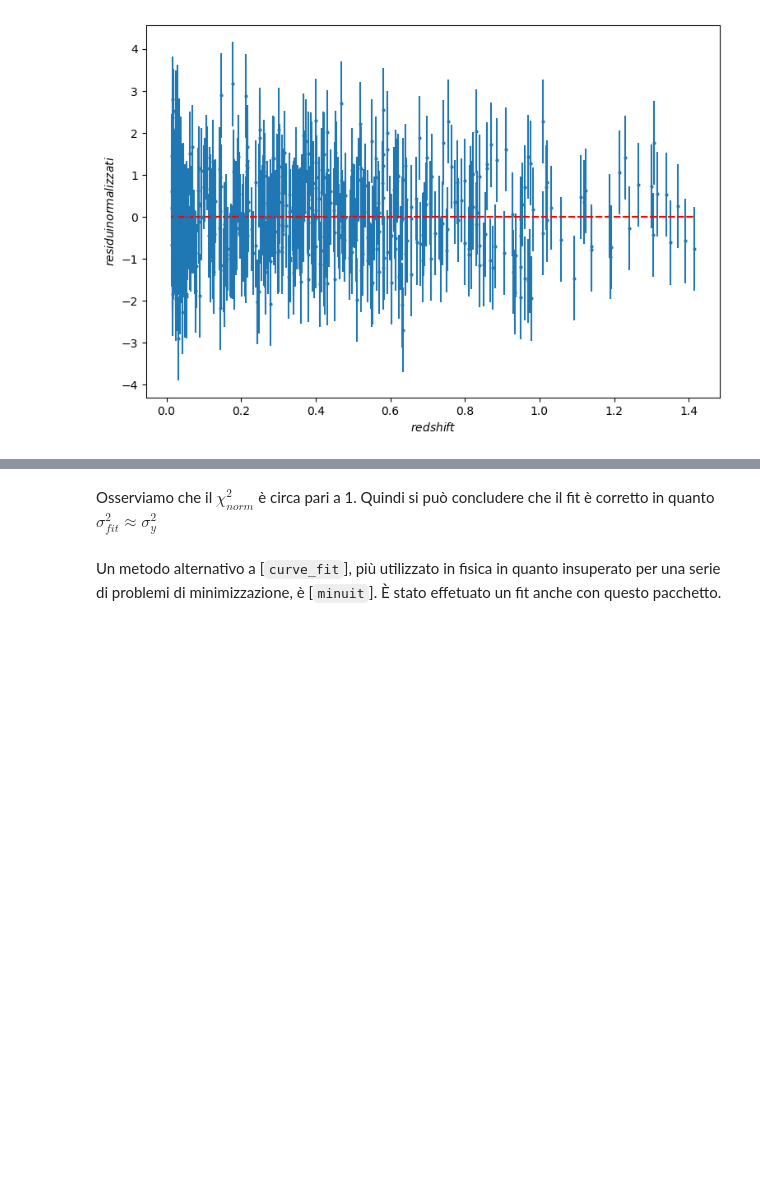
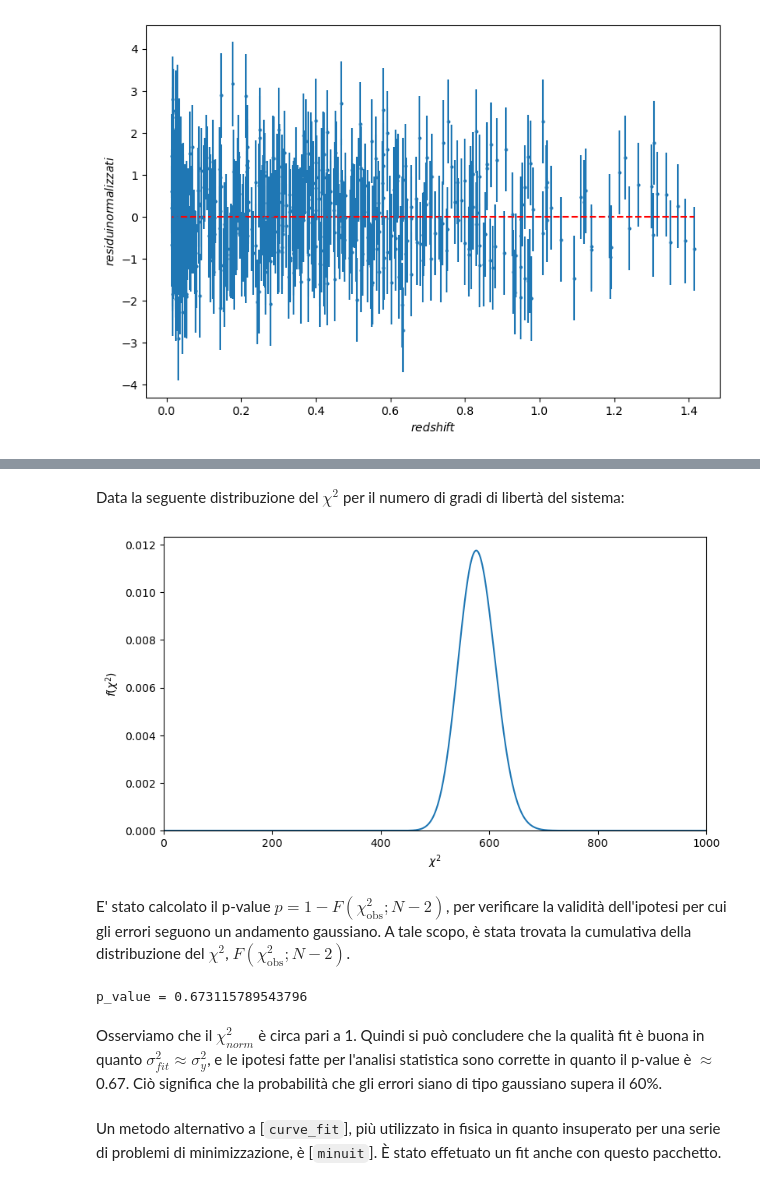
Before and after one commit to Progetto-Analisi-dati-2021/Hubble, a Jupyter notebook: Script progetto.ipynb, the cells around one changed output, grey strips where cells are left out. Drawn from its saved outputs; the diff is of its cells as text; code cells hidden in the pictures; blank space fills up the shorter version.

````diff
--- a/Script progetto.ipynb
+++ b/Script progetto.ipynb
@@ -197,0 +199,18 @@ chi_2_norm= 0.9727117935136314
+# %% [markdown]
+Data la seguente distribuzione del $\chi^{2}$ per il numero di gradi di libertà del sistema:
+# %%
+plt.figure(figsize=(9,5),dpi=100)
+step = 0.01
+xmin,xmax = 0,1000
+x = np.arange(xmin, xmax+step, step)
+y = chi2.pdf(x, 578)
+plt.plot(x, y)
+plt.xlim(0, 1000)
+plt.ylim(bottom=0)
+plt.xlabel('$\chi^2$')
+plt.ylabel('$f(\chi^2)$')
+plt.show()
+# %% [output]
+[figure, added]
+# %% [markdown]
+E' stato calcolato il p-value $p = 1- F(\chi^2_{\mathrm{obs}};N-2)$, per verificare la validità dell'ipotesi per cui gli errori seguono un andamento gaussiano. A tale scopo, è stata trovata la cumulativa della distribuzione del $\chi ^{2}$, $F(\chi^2_{\mathrm{obs}};N-2)$.
@@ -198,5 +219,10 @@ chi_2_norm= 0.9727117935136314
+# %%
+p_value = 1 - y
+print('p_value =', p_value)
+# %% [output]
+p_value = 0.673115789543796
 # %% [markdown]
-Osserviamo che il $\chi^{2}_{norm}$ è circa pari a 1. Quindi si può concludere che il fit è corretto in quanto $\sigma_{fit}^{2} \approx \sigma_{y}^{2}$
+Osserviamo che il $\chi^{2}_{norm}$ è circa pari a 1. Quindi si può concludere che la qualità fit è buona in quanto $\sigma_{fit}^{2} \approx \sigma_{y}^{2}$, e le ipotesi fatte per l'analisi statistica sono corrette in quanto il p-value è $\approx$ 0.67. Ciò significa che la probabilità che gli errori siano di tipo gaussiano supera il 60%.
 # %% [markdown]
 Un metodo alternativo a [```curve_fit```], più utilizzato in fisica in quanto insuperato per una serie di problemi di minimizzazione, è [```minuit```]. È stato effetuato un fit anche con questo pacchetto.
 # %%
````
Also changed, not shown: parts of 13 cells of this notebook.
